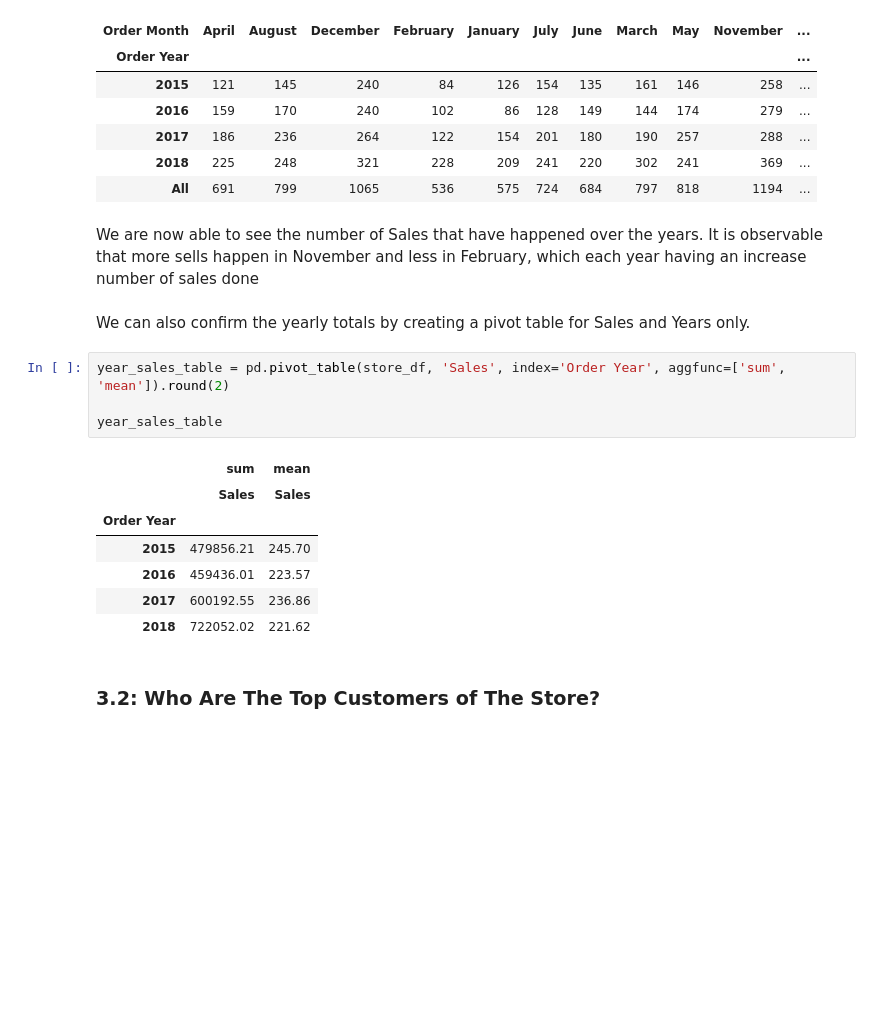
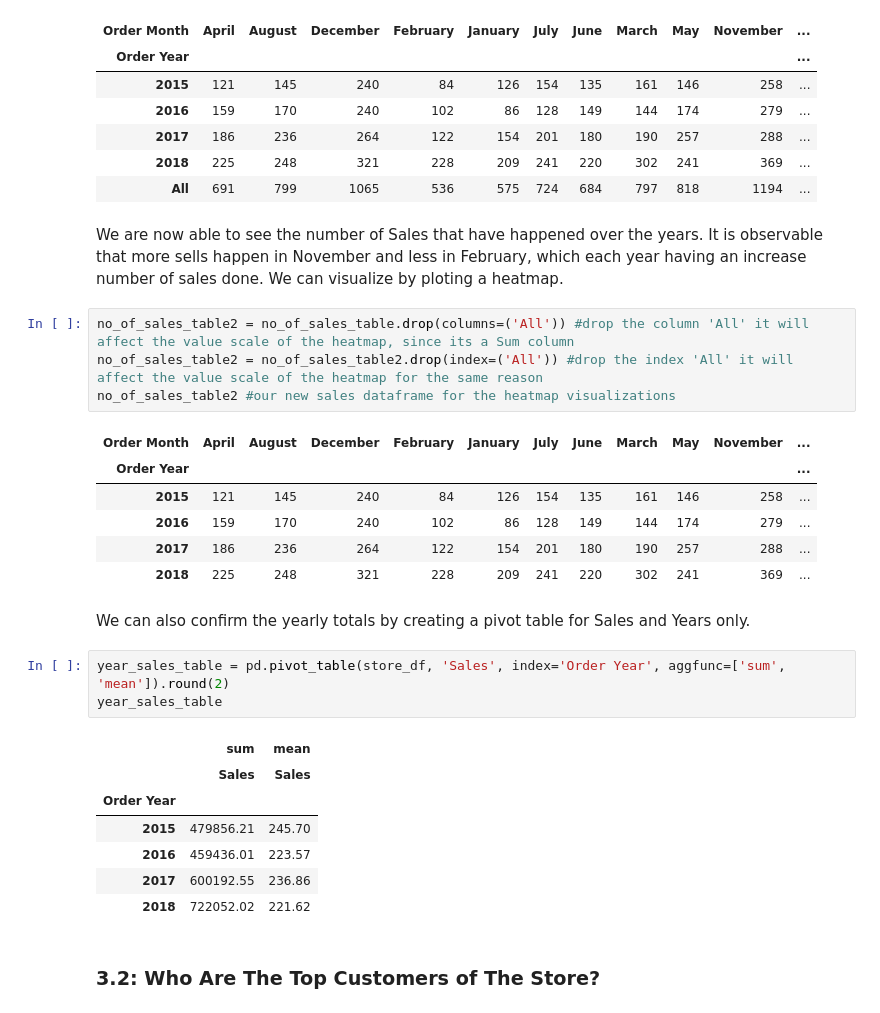
Before and after one commit to WayneNyariroh/StoreSales_Analysis, a Jupyter notebook: superStoreSales_EDA.ipynb, the cells around one changed output. Cells and saved outputs as stored; diff of their text form; blank space fills up the shorter version.

```diff
--- a/superStoreSales_EDA.ipynb
+++ b/superStoreSales_EDA.ipynb
@@ -376,12 +369,22 @@ no_of_sales_table
 | 2018 | 225 | 248 | 321 | 228 | 209 | 241 | 220 | 302 | 241 | 369 | ... |
 | All | 691 | 799 | 1065 | 536 | 575 | 724 | 684 | 797 | 818 | 1194 | ... |
 # %% [markdown]
-We are now able to see the number of Sales that have happened over the years. It is observable that more sells happen in November and less in February, which each year having an increase number of sales done
+We are now able to see the number of Sales that have happened over the years. It is observable that more sells happen in November and less in February, which each year having an increase number of sales done. We can visualize by ploting a heatmap.
+# %%
+no_of_sales_table2 = no_of_sales_table.drop(columns=('All')) #drop the column 'All' it will affect the value scale of the heatmap, since its a Sum column
+no_of_sales_table2 = no_of_sales_table2.drop(index=('All')) #drop the index 'All' it will affect the value scale of the heatmap for the same reason
+no_of_sales_table2 #our new sales dataframe for the heatmap visualizations
+# %% [output]
+| Order Month | April | August | December | February | January | July | June | March | May | November | ... |
+| Order Year |  |  |  |  |  |  |  |  |  |  | ... |
+| 2015 | 121 | 145 | 240 | 84 | 126 | 154 | 135 | 161 | 146 | 258 | ... |
+| 2016 | 159 | 170 | 240 | 102 | 86 | 128 | 149 | 144 | 174 | 279 | ... |
+| 2017 | 186 | 236 | 264 | 122 | 154 | 201 | 180 | 190 | 257 | 288 | ... |
+| 2018 | 225 | 248 | 321 | 228 | 209 | 241 | 220 | 302 | 241 | 369 | ... |
 # %% [markdown]
 We can also confirm the yearly totals by creating a pivot table for Sales and Years only.
 # %%
 year_sales_table = pd.pivot_table(store_df, 'Sales', index='Order Year', aggfunc=['sum', 'mean']).round(2)
-
 year_sales_table
 # %% [output]
 |  | sum | mean |
```
Also changed, not shown: parts of 21 cells of this notebook.
